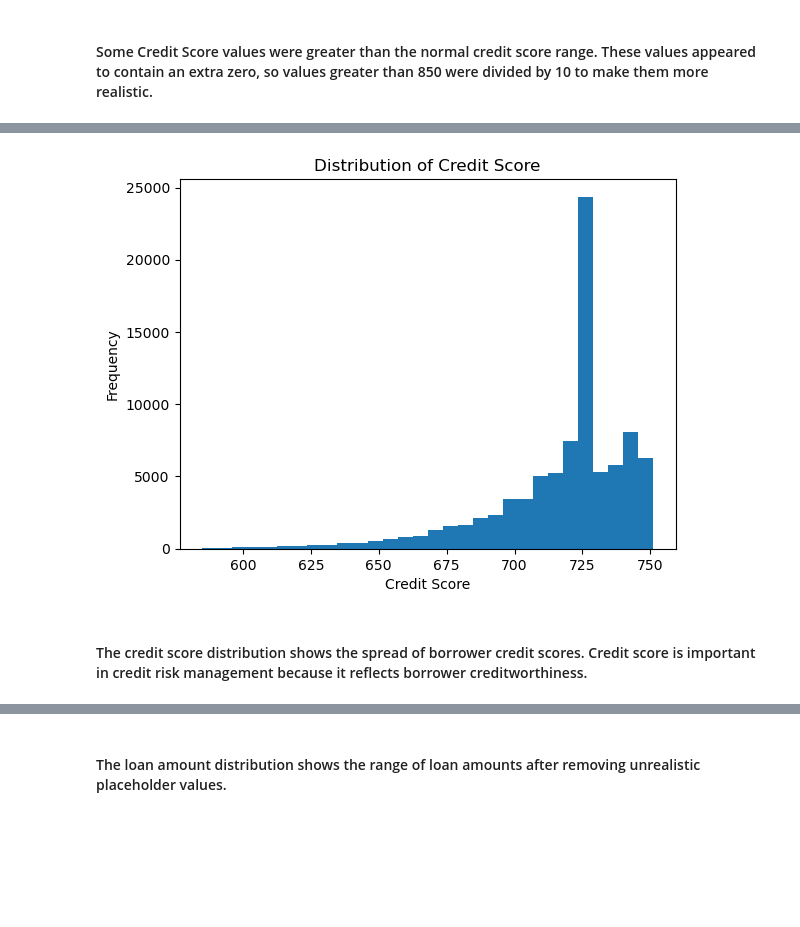
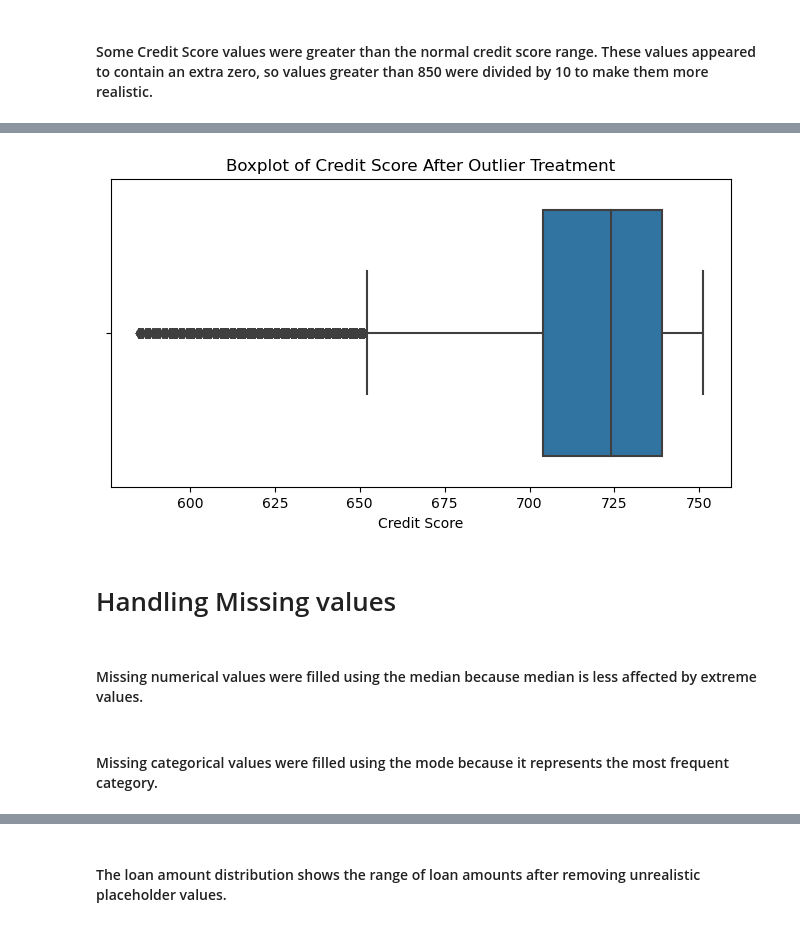
Before and after one commit to PratikG091202/credit-risk-prediction-ml, a Jupyter notebook: credit_risk_analysis.ipynb, the cells around one changed output, grey strips where cells are left out. Cells and saved outputs as stored; diff of their text form; code cells hidden in the pictures; blank space fills up the shorter version.

```diff
--- a/credit_risk_analysis.ipynb
+++ b/credit_risk_analysis.ipynb
@@ -62,0 +67,3 @@ memory usage: 14.6+ MB
+# %%
+loan_data = loan_data.drop_duplicates()
+loan_data.shape
@@ -88,4 +96,0 @@ dtype: int64
-# %%
-loan_data.drop(['Loan ID', 'Customer ID'], axis=1, inplace=True)
-# %%
-loan_data.drop('Months since last delinquent', axis=1, inplace=True)
@@ -126,3 +103,5 @@ loan_data.shape
+# %%
+loan_data.drop(['Loan ID', 'Customer ID', 'Months since last delinquent'], axis=1, inplace=True)
 # %%
 loan_data.isnull().sum()
 # %% [output]
@@ -380,12 +409,9 @@ plt.show()
 # %%
-plt.hist(loan_data['Credit Score'], bins=30)
-
-plt.title("Distribution of Credit Score")
-plt.xlabel("Credit Score")
-plt.ylabel("Frequency")
-
+plt.figure(figsize=(8, 4))
+sns.boxplot(x=loan_data['Credit Score'])
+plt.title("Boxplot of Credit Score After Outlier Treatment")
 plt.show()
 # %% [output]
-[figure, old version]
+[figure, new version]
-# %% [markdown]
-#### The credit score distribution shows the spread of borrower credit scores. Credit score is important in credit risk management because it reflects borrower creditworthiness.
+# %% [markdown]
+# Handling Missing values
@@ -391,0 +421,2 @@ plt.show()
+# %% [markdown]
+#### Missing numerical values were filled using the median because median is less affected by extreme values.
@@ -391,0 +426,2 @@ plt.show()
+# %% [markdown]
+#### Missing categorical values were filled using the mode because it represents the most frequent category.
```
Also changed, not shown: parts of 177 cells of this notebook.
